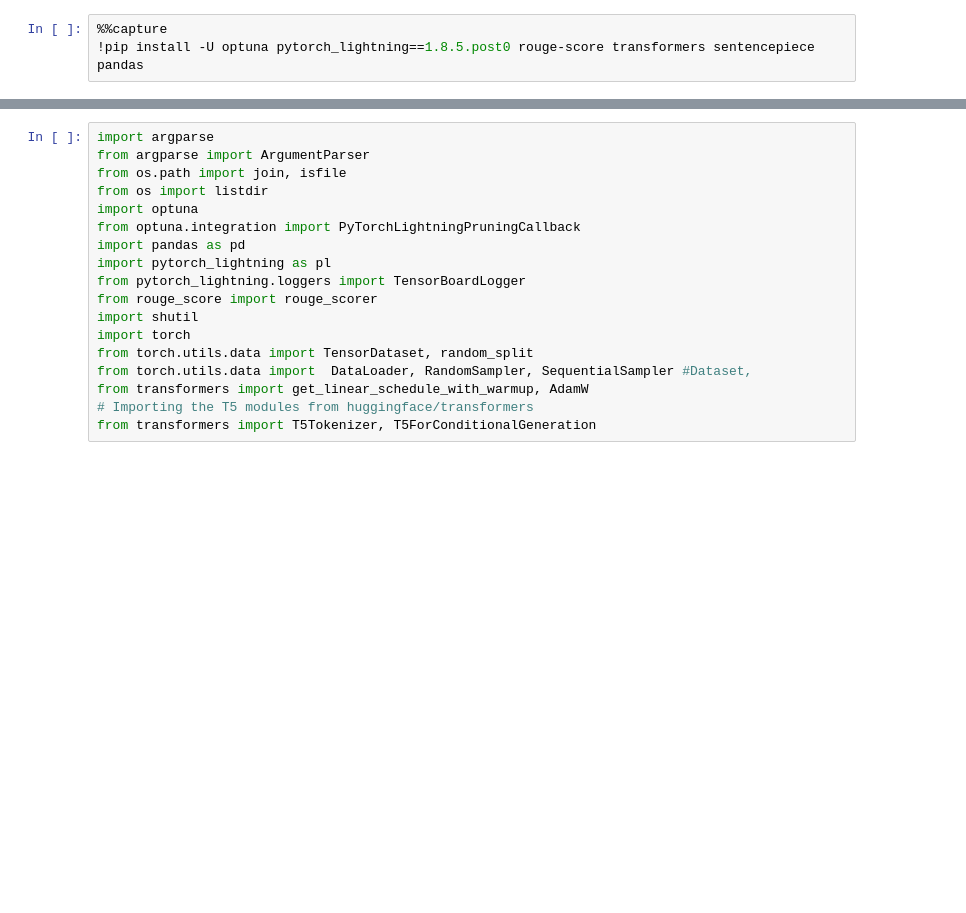
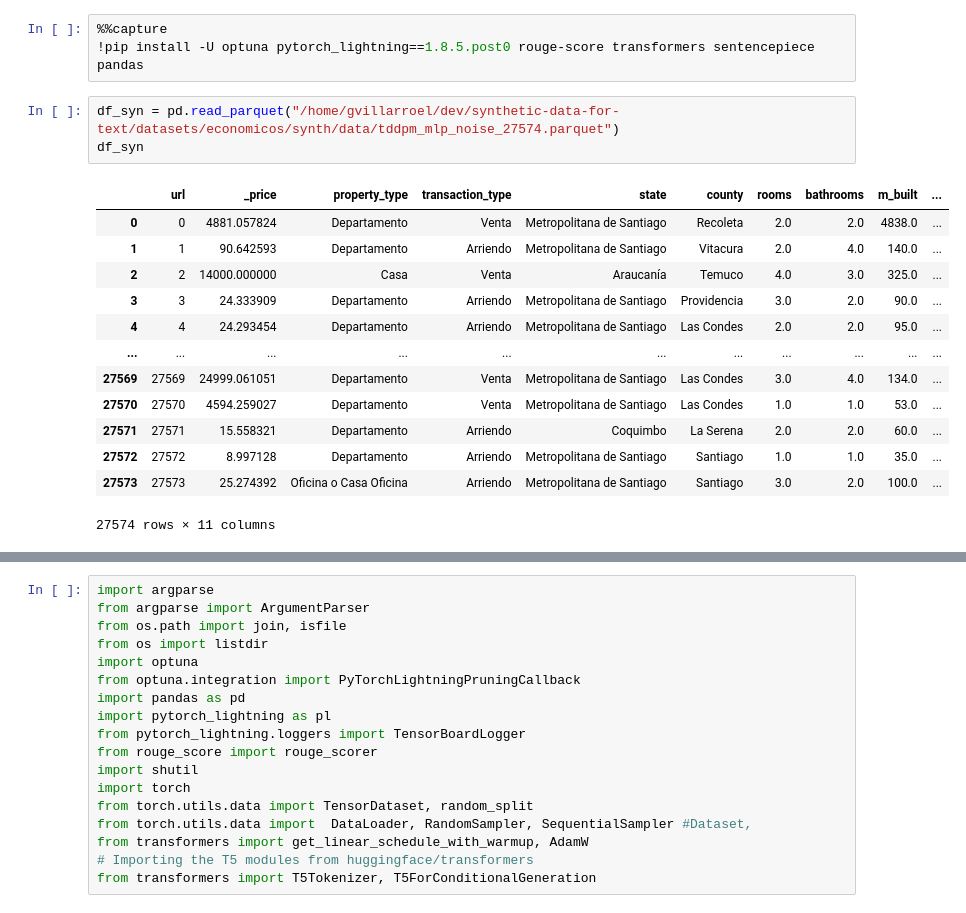
Before and after one commit to gvillarroel/synthetic-data-for-text, a Jupyter notebook: notebooks/economicos_text_test.ipynb, the cells around one changed output, grey strips where cells are left out. Cells and saved outputs as stored; diff of their text form; blank space fills up the shorter version.

```diff
--- a/notebooks/economicos_text_test.ipynb
+++ b/notebooks/economicos_text_test.ipynb
@@ -1,6 +1,23 @@
 # %%
 %%capture
 !pip install -U optuna pytorch_lightning==1.8.5.post0 rouge-score transformers sentencepiece pandas
+# %%
+df_syn = pd.read_parquet("/home/gvillarroel/dev/synthetic-data-for-text/datasets/economicos/synth/data/tddpm_mlp_noise_27574.parquet")
+df_syn
+# %% [output]
+|  | url | _price | property_type | transaction_type | state | county | rooms | bathrooms | m_built | ... |
+| 0 | 0 | 4881.057824 | Departamento | Venta | Metropolitana de Santiago | Recoleta | 2.0 | 2.0 | 4838.0 | ... |
+| 1 | 1 | 90.642593 | Departamento | Arriendo | Metropolitana de Santiago | Vitacura | 2.0 | 4.0 | 140.0 | ... |
+| 2 | 2 | 14000.000000 | Casa | Venta | Araucanía | Temuco | 4.0 | 3.0 | 325.0 | ... |
+| 3 | 3 | 24.333909 | Departamento | Arriendo | Metropolitana de Santiago | Providencia | 3.0 | 2.0 | 90.0 | ... |
+| 4 | 4 | 24.293454 | Departamento | Arriendo | Metropolitana de Santiago | Las Condes | 2.0 | 2.0 | 95.0 | ... |
+| ... | ... | ... | ... | ... | ... | ... | ... | ... | ... | ... |
+| 27569 | 27569 | 24999.061051 | Departamento | Venta | Metropolitana de Santiago | Las Condes | 3.0 | 4.0 | 134.0 | ... |
+| 27570 | 27570 | 4594.259027 | Departamento | Venta | Metropolitana de Santiago | Las Condes | 1.0 | 1.0 | 53.0 | ... |
+| 27571 | 27571 | 15.558321 | Departamento | Arriendo | Coquimbo | La Serena | 2.0 | 2.0 | 60.0 | ... |
+| 27572 | 27572 | 8.997128 | Departamento | Arriendo | Metropolitana de Santiago | Santiago | 1.0 | 1.0 | 35.0 | ... |
+| 27573 | 27573 | 25.274392 | Oficina o Casa Oficina | Arriendo | Metropolitana de Santiago | Santiago | 3.0 | 2.0 | 100.0 | ... |
+27574 rows × 11 columns
 # %%
 import pandas as pd
 import numpy as np
```
Also changed, not shown: parts of 10 cells of this notebook, 20 other files.
